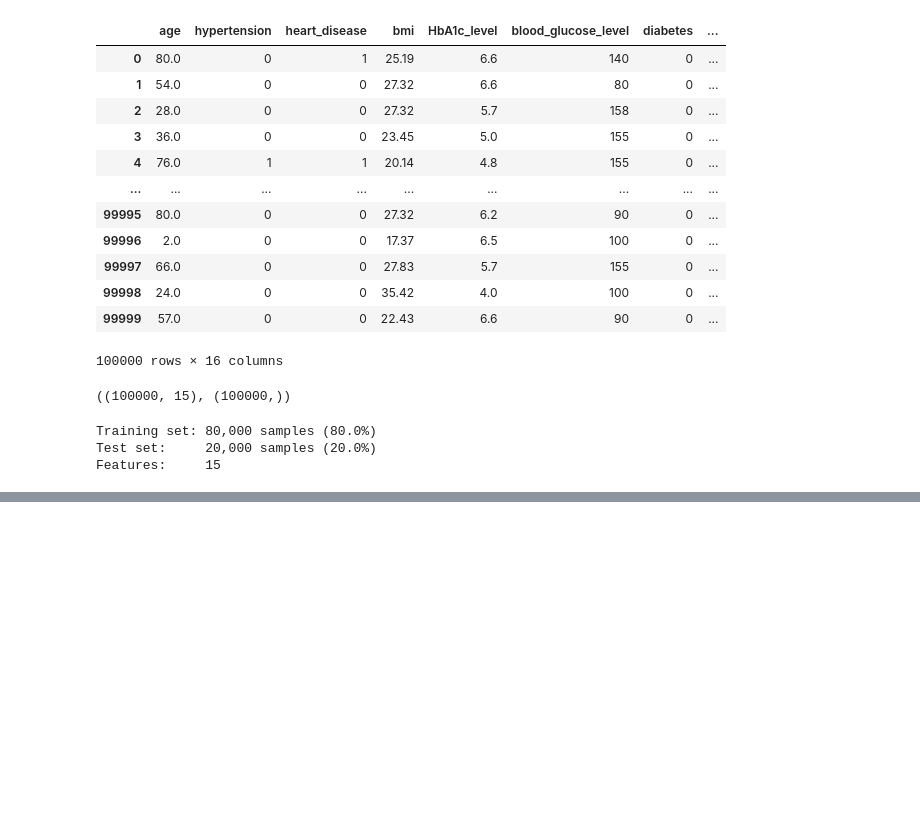
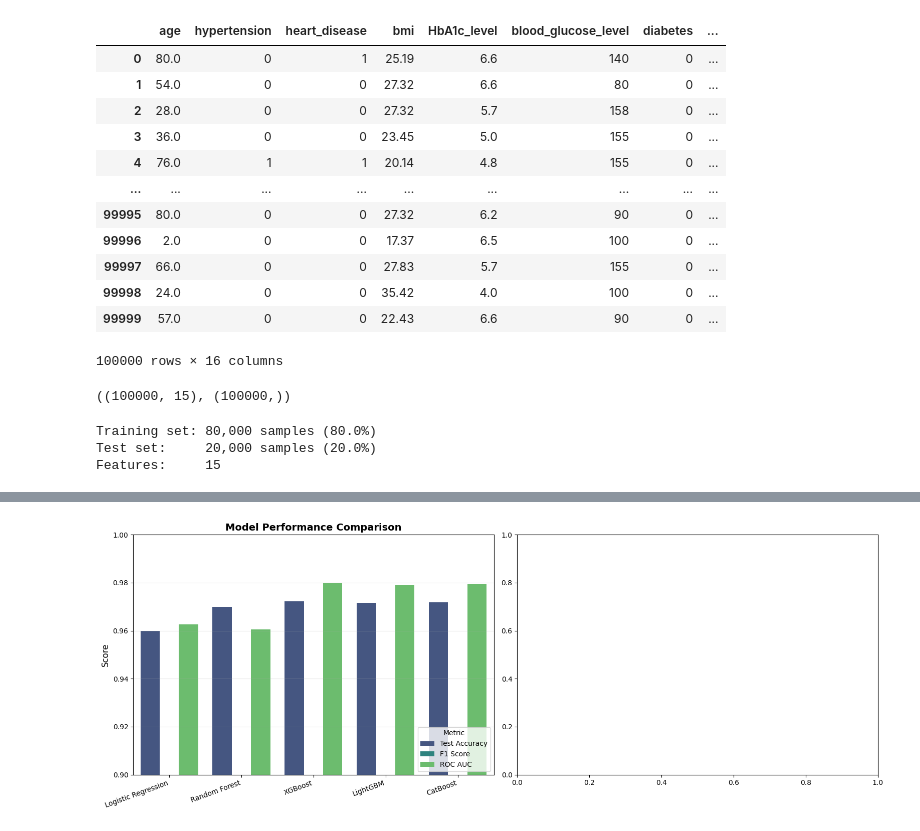
Before and after one commit to harshaiml/aiml-daily-practice, a Jupyter notebook: notebooks/IM Session 24 - case-study Deep-Dive/Healthcare_Diabetes_EDA_Analysis.ipynb, the cells around one changed output, grey strips where cells are left out. Saved outputs shown, nothing was run; the diff lists cells and outputs as text; code cells hidden in the pictures; blank space fills up the shorter version.

```diff
--- a/notebooks/IM Session 24 - case-study Deep-Dive/Healthcare_Diabetes_EDA_Analysis.ipynb
+++ b/notebooks/IM Session 24 - case-study Deep-Dive/Healthcare_Diabetes_EDA_Analysis.ipynb
@@ -342,0 +352,10 @@ NameError: name 'LogisticRegression' is not defined
+# %%
+results = []
+predictions_dict = {}
+
+for name, model in models_config.items():
+    print(f"Training {name}...", end=" ")
+    result = evaluate_model(model, X_train, X_test, y_train, y_test, name)
+    results.append(result)
+    predictions_dict[name] = result['Predictions']
+    print(f"Accuracy: {result['Test Accuracy']:.4f} | F1: {result['F1 Score']:.4f} | ROC-AUC: {result['ROC AUC']:.4f}")
@@ -342,0 +388,22 @@ NameError: name 'LogisticRegression' is not defined
+# %%
+results_df = pd.DataFrame(results)
+fig, axes = plt.subplots(1, 2, figsize=(16, 6))
+
+# Metrics comparison
+metrics_to_plot = ['Test Accuracy', 'F1 Score', 'ROC AUC']
+results_melted = results_df.melt(id_vars=['Model'], value_vars=metrics_to_plot,
+                                 var_name='Metric', value_name='Score')
+
+sns.barplot(data=results_melted, x='Model', y='Score', hue='Metric', ax=axes[0], palette='viridis')
+axes[0].set_title('Model Performance Comparison', fontsize=14, fontweight='bold')
+axes[0].set_xlabel('')
+axes[0].set_ylabel('Score', fontsize=12)
+axes[0].set_ylim(0.90, 1.0)
+axes[0].legend(title='Metric', loc='lower right')
+axes[0].grid(axis='y', alpha=0.3)
+plt.setp(axes[0].xaxis.get_majorticklabels(), rotation=20, ha='right')
+
+plt.tight_layout()
+plt.show()
+# %% [output]
+[figure, added]
```
Also changed, not shown: parts of 7 cells of this notebook, 4 other files.
